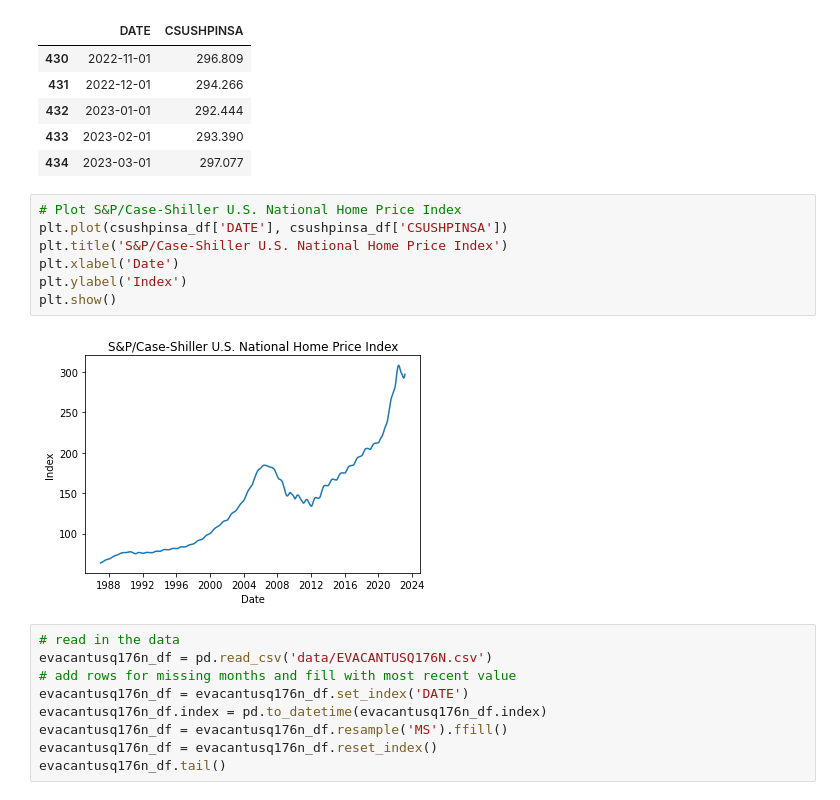
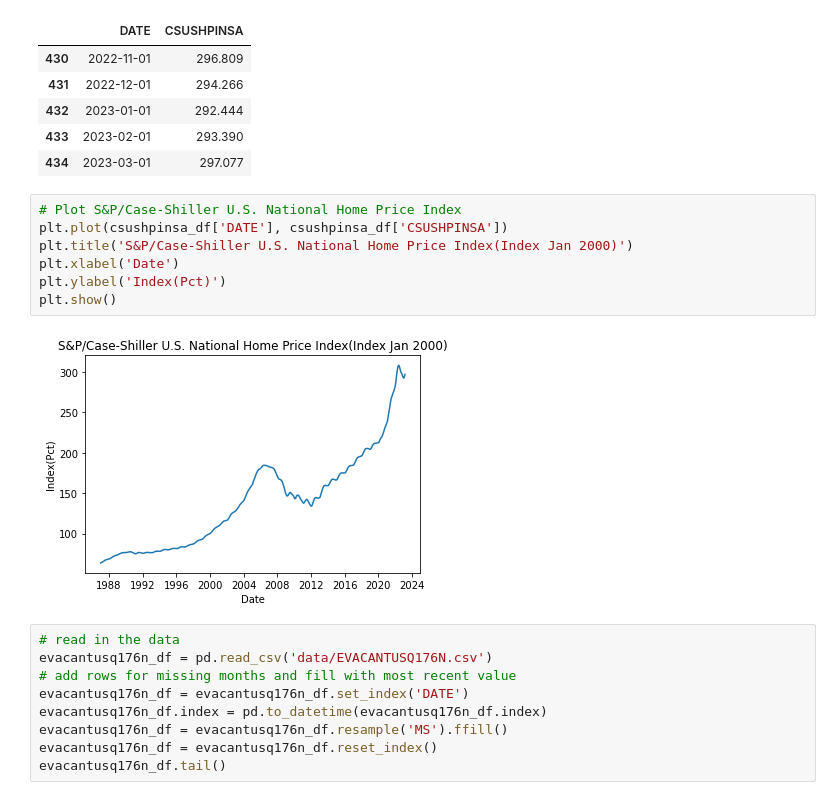
Before and after one commit to CptSasquatch/project-4, a Jupyter notebook: jason/tidy_data.ipynb, the cells around one changed output. Drawn from its saved outputs; the diff is of its cells as text.

```diff
--- a/jason/tidy_data.ipynb
+++ b/jason/tidy_data.ipynb
@@ -18,12 +18,12 @@ csushpinsa_df.tail()
 # %%
 # Plot S&P/Case-Shiller U.S. National Home Price Index
 plt.plot(csushpinsa_df['DATE'], csushpinsa_df['CSUSHPINSA'])
-plt.title('S&P/Case-Shiller U.S. National Home Price Index')
+plt.title('S&P/Case-Shiller U.S. National Home Price Index(Index Jan 2000)')
 plt.xlabel('Date')
-plt.ylabel('Index')
+plt.ylabel('Index(Pct)')
 plt.show()
 # %% [output]
-[figure, old version]
+[figure, new version]
 # %%
 # read in the data
 evacantusq176n_df = pd.read_csv('data/EVACANTUSQ176N.csv')
```
Also changed, not shown: parts of 6 cells of this notebook, 6 other files.
